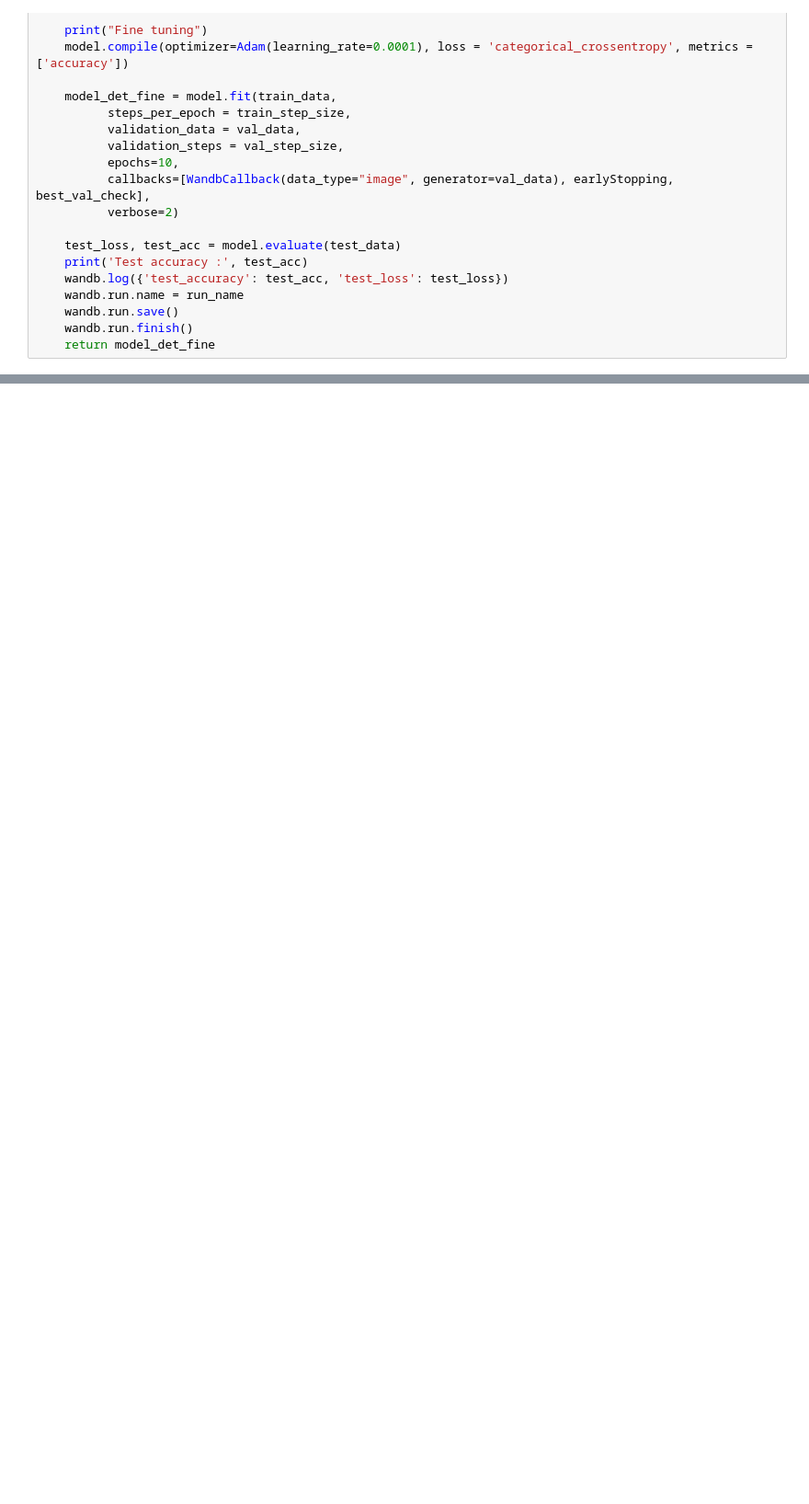
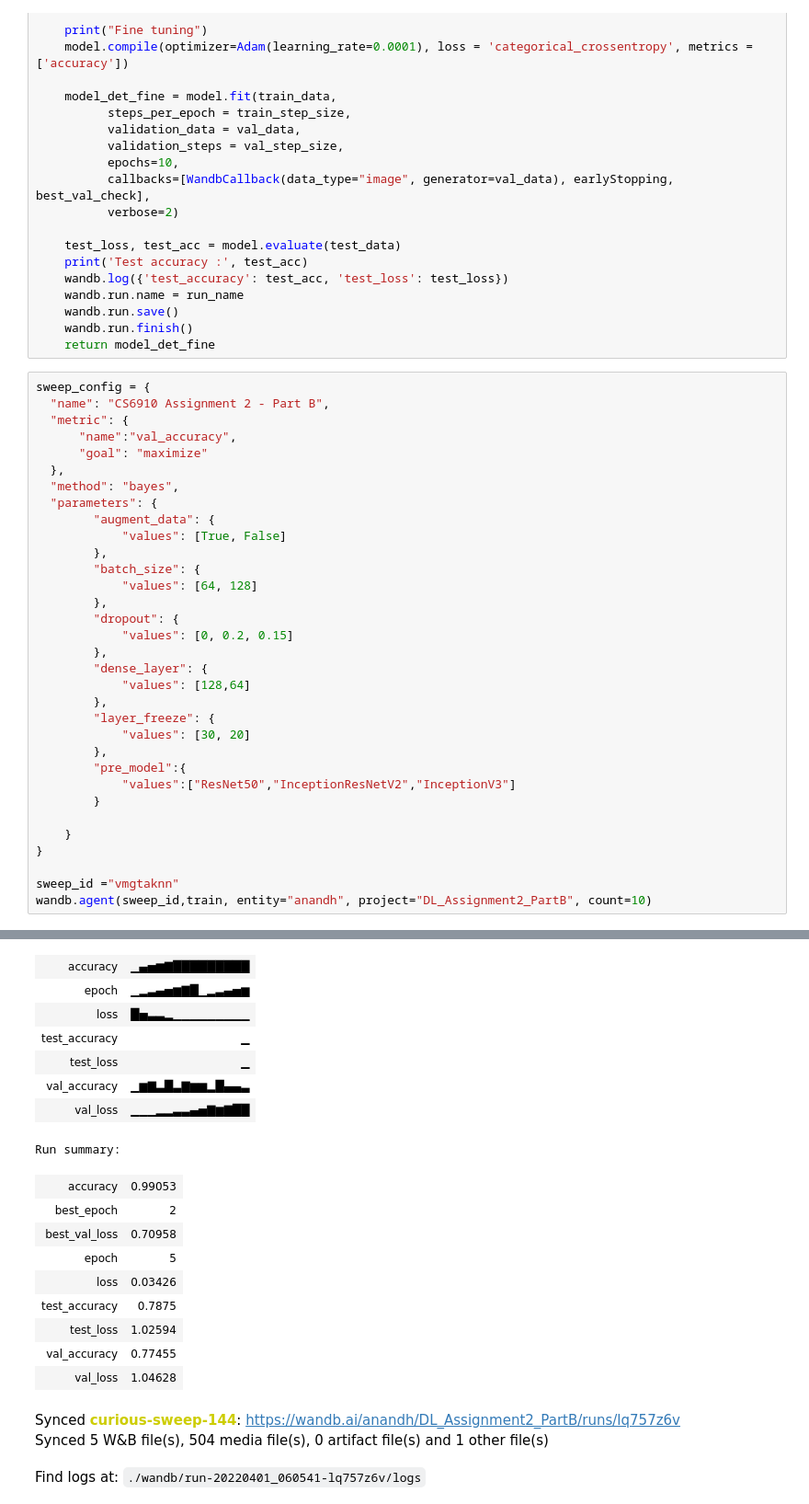
Before and after one commit to anandhc6/Assignment-2, a Jupyter notebook: Assignment2_Part_B.ipynb, the cells around one changed output, grey strips where cells are left out. Shown at 92% size. Drawn from its saved outputs; the diff is of its cells as text; blank space fills up the shorter version.

```diff
--- a/Assignment2_Part_B.ipynb
+++ b/Assignment2_Part_B.ipynb
@@ -230,3 +230,37 @@ def train():
     wandb.run.save()
     wandb.run.finish()
     return model_det_fine
+# %%
+sweep_config = {
+  "name": "CS6910 Assignment 2 - Part B",
+  "metric": {
+      "name":"val_accuracy",
+      "goal": "maximize"
+  },
+  "method": "bayes",
+  "parameters": {
+        "augment_data": {
+            "values": [True, False]
+        },
+        "batch_size": {
+            "values": [64, 128]
+        },
+        "dropout": {
+            "values": [0, 0.2, 0.15]
+        },
+        "dense_layer": {
+            "values": [128,64]
+        },
+        "layer_freeze": {
+            "values": [30, 20]
+        },
+        "pre_model":{
+            "values":["ResNet50","InceptionResNetV2","InceptionV3"]
+        }
+
+    }
+}
+
+sweep_id ="vmgtaknn"
+wandb.agent(sweep_id,train, entity="anandh", project="DL_Assignment2_PartB", count=10)
+# %% [output]
@@ -232,0 +297,20 @@ def train():
+| accuracy | ▁▄▅▆▇█████████ |
+| epoch | ▁▂▃▄▅▆▇█▁▂▃▄▅▆ |
+| loss | █▅▃▃▂▁▁▁▁▁▁▁▁▁ |
+| test_accuracy | ▁ |
+| test_loss | ▁ |
+| val_accuracy | ▁▆▇▃█▃▇▆▆▂█▄▄▃ |
+| val_loss | ▁▁▁▂▂▃▃▄▅▇▆▇██ |
+Run summary:
+| accuracy | 0.99053 |
+| best_epoch | 2 |
+| best_val_loss | 0.70958 |
+| epoch | 5 |
+| loss | 0.03426 |
+| test_accuracy | 0.7875 |
+| test_loss | 1.02594 |
+| val_accuracy | 0.77455 |
+| val_loss | 1.04628 |
+Synced curious-sweep-144: https://wandb.ai/anandh/DL_Assignment2_PartB/runs/lq757z6v
+Synced 5 W&B file(s), 504 media file(s), 0 artifact file(s) and 1 other file(s)
+Find logs at: ./wandb/run-20220401_060541-lq757z6v/logs
```
Also changed, not shown: parts of 1 cell of this notebook.
